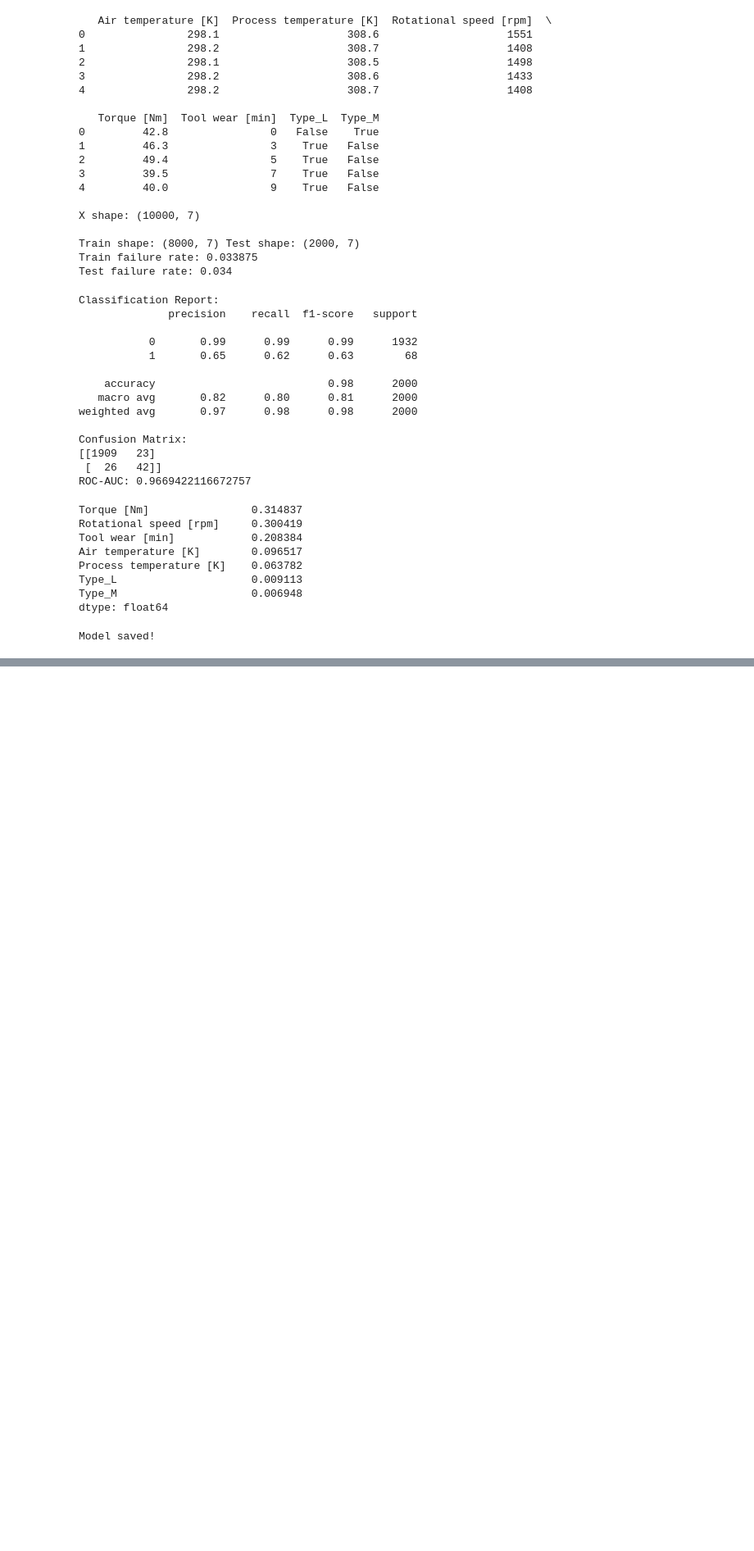
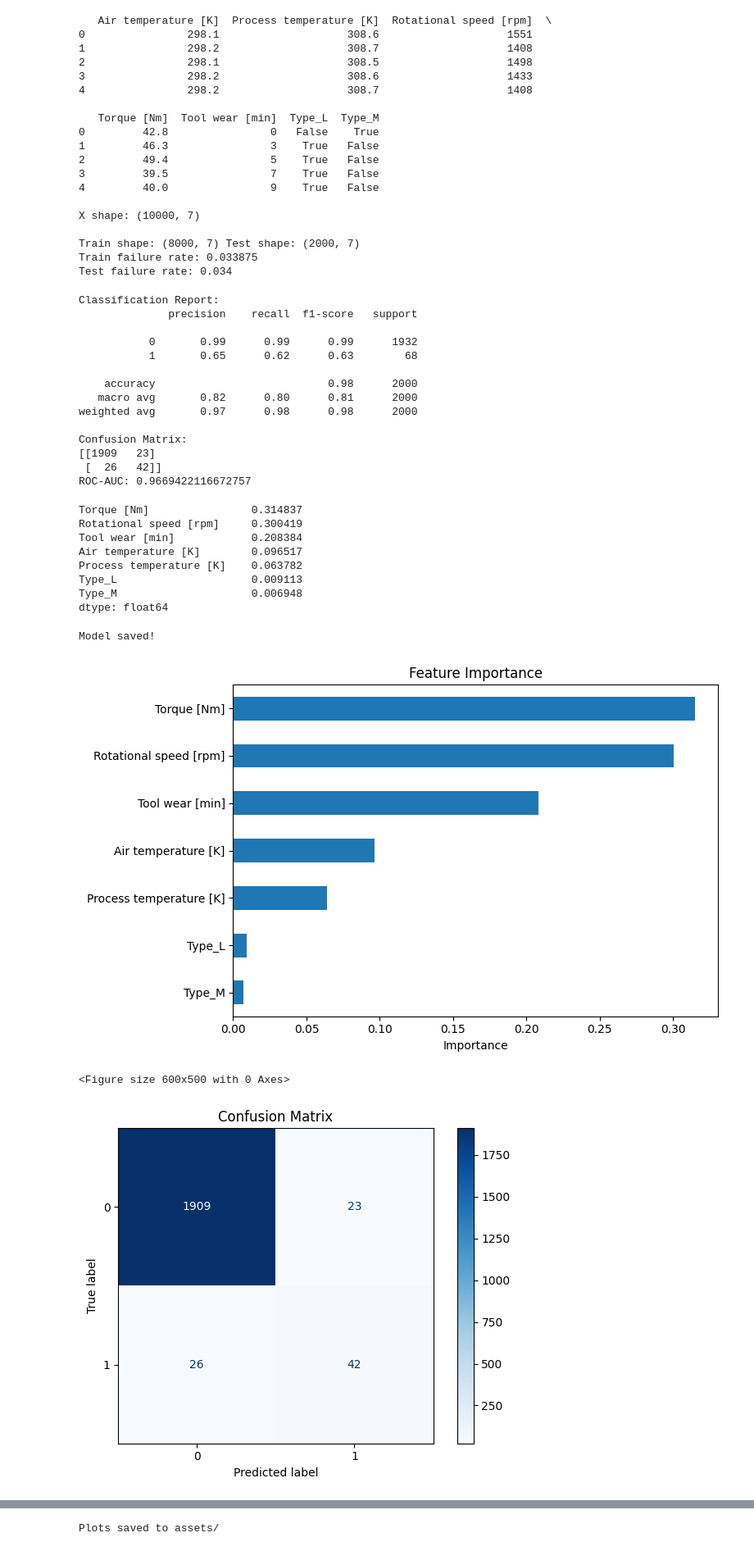
Before and after one commit to Stuxxxnett/predictive-maintenance-ml, a Jupyter notebook: notebooks/01_explore.ipynb, the cells around one changed output, grey strips where cells are left out. Shown at 82% size. Drawn from its saved outputs; the diff is of its cells as text; code cells hidden in the pictures; blank space fills up the shorter version.

Commit message:
Add EDA and model performance visualizations to README

```diff
--- a/notebooks/01_explore.ipynb
+++ b/notebooks/01_explore.ipynb
@@ -178,3 +178,42 @@ joblib.dump(list(X_train.columns), "../models/feature_columns.pkl")
 print("Model saved!")
 # %% [output]
 Model saved!
+# %%
+import os
+os.makedirs("../assets", exist_ok=True)
+
+# 1. Feature importance plot
+plt.figure(figsize=(8, 5))
+importances.plot(kind="barh")
+plt.title("Feature Importance")
+plt.xlabel("Importance")
+plt.gca().invert_yaxis()
+plt.tight_layout()
+plt.savefig("../assets/feature_importance.png", dpi=100, bbox_inches="tight")
+plt.show()
+
+# 2. Confusion matrix
+from sklearn.metrics import ConfusionMatrixDisplay
+plt.figure(figsize=(6, 5))
+ConfusionMatrixDisplay.from_predictions(y_test, y_pred, cmap="Blues")
+plt.title("Confusion Matrix")
+plt.tight_layout()
+plt.savefig("../assets/confusion_matrix.png", dpi=100, bbox_inches="tight")
+plt.show()
+
+# 3. Boxplots (feature distributions by failure status)
+fig, axes = plt.subplots(2, 3, figsize=(15, 8))
+for i, col in enumerate(numeric_cols):
+    ax = axes[i // 3][i % 3]
+    sns.boxplot(data=df, x="Machine failure", y=col, ax=ax)
+    ax.set_title(col)
+axes[1, 2].axis("off")
+plt.tight_layout()
+plt.savefig("../assets/feature_distributions.png", dpi=100, bbox_inches="tight")
+plt.show()
+
+print("Plots saved to assets/")
+# %% [output]
+[figure, added]
+<Figure size 600x500 with 0 Axes>
+[figure, added]
@@ -180,0 +221 @@ Model saved!
+Plots saved to assets/
```
Also changed, not shown: parts of 1 cell of this notebook, 4 other files.
